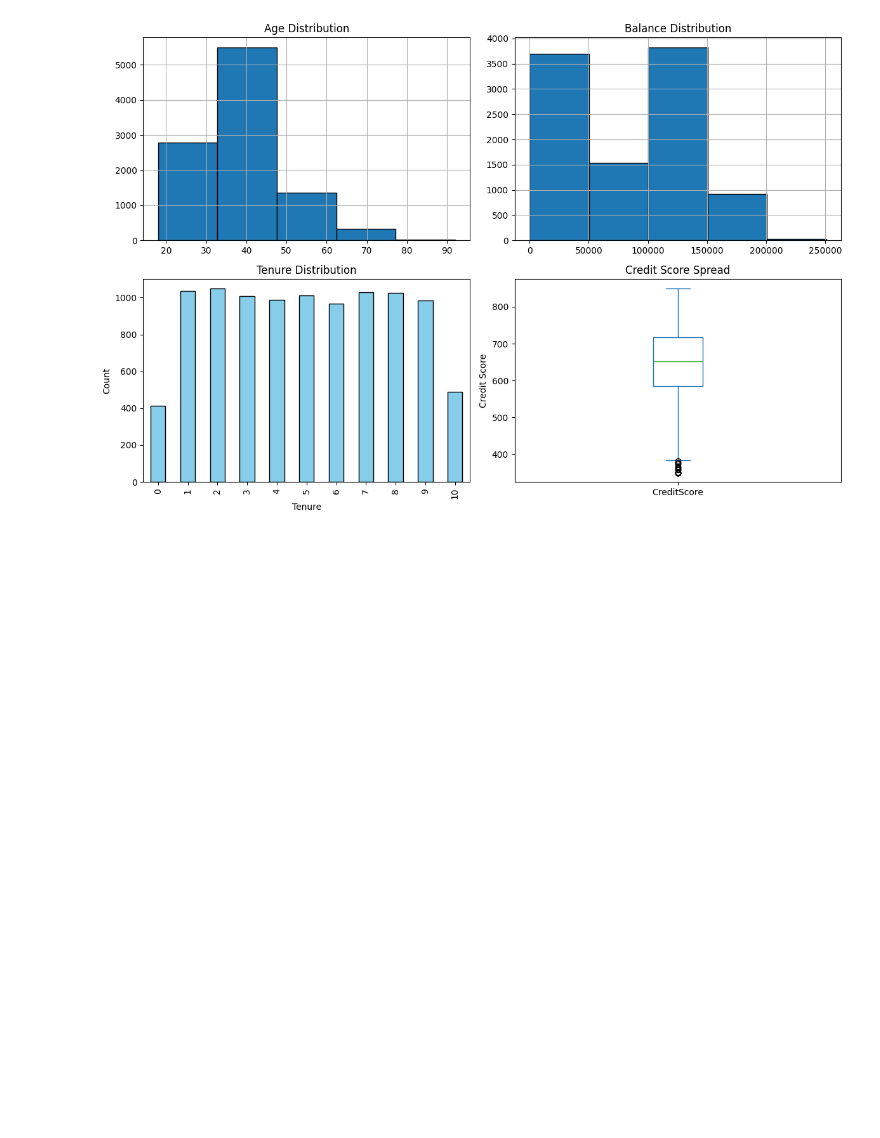
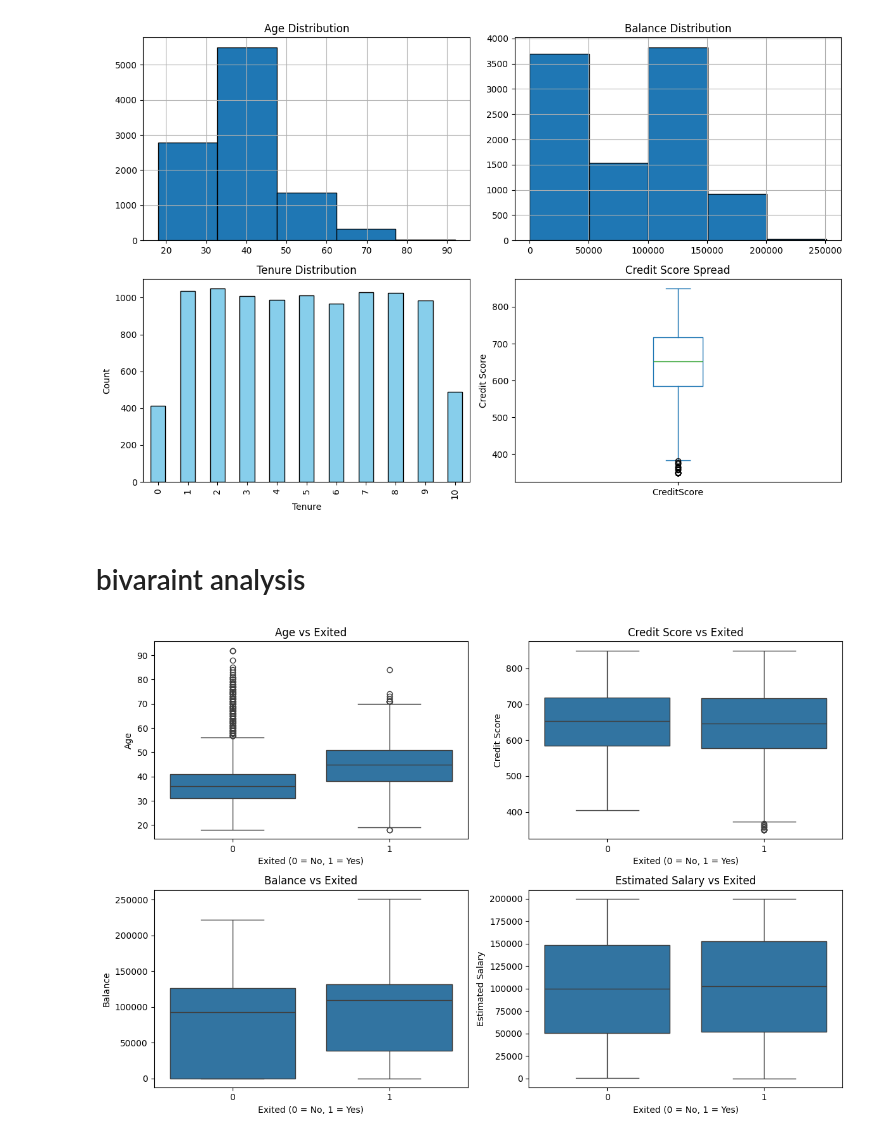
Before and after one commit to Mausam-tech/Banking_Churn_Predection, a Jupyter notebook: banking_churn.ipynb, the cells around one changed output. Saved outputs shown, nothing was run; the diff lists cells and outputs as text; code cells hidden in the pictures; blank space fills up the shorter version.

Commit message:
bivariable and multivariable analysis

```diff
--- a/banking_churn.ipynb
+++ b/banking_churn.ipynb
@@ -167,3 +167,37 @@ plt.tight_layout()
 plt.show()
 # %% [output]
 [figure]
+# %% [markdown]
+# bivaraint analysis
+# %%
+
+fig, axes = plt.subplots(2, 2, figsize=(12, 8))  # 2 rows × 2 columns
+
+# Chart 1: Age vs Exited
+sns.boxplot(x='Exited', y='Age', data=df, ax=axes[0,0])
+axes[0,0].set_title("Age vs Exited")
+axes[0,0].set_xlabel("Exited (0 = No, 1 = Yes)")
+axes[0,0].set_ylabel("Age")
+
+# Chart 2: Credit Score vs Exited
+sns.boxplot(x='Exited', y='CreditScore', data=df, ax=axes[0,1])
+axes[0,1].set_title("Credit Score vs Exited")
+axes[0,1].set_xlabel("Exited (0 = No, 1 = Yes)")
+axes[0,1].set_ylabel("Credit Score")
+
+# Chart 3: Balance vs Exited
+sns.boxplot(x='Exited', y='Balance', data=df, ax=axes[1,0])
+axes[1,0].set_title("Balance vs Exited")
+axes[1,0].set_xlabel("Exited (0 = No, 1 = Yes)")
+axes[1,0].set_ylabel("Balance")
+
+# Chart 4: Estimated Salary vs Exited
+sns.boxplot(x='Exited', y='EstimatedSalary', data=df, ax=axes[1,1])
+axes[1,1].set_title("Estimated Salary vs Exited")
+axes[1,1].set_xlabel("Exited (0 = No, 1 = Yes)")
+axes[1,1].set_ylabel("Estimated Salary")
+
+plt.tight_layout()
+plt.show()
+# %% [output]
+[figure, added]
```
Also changed, not shown: parts of 7 cells of this notebook.
